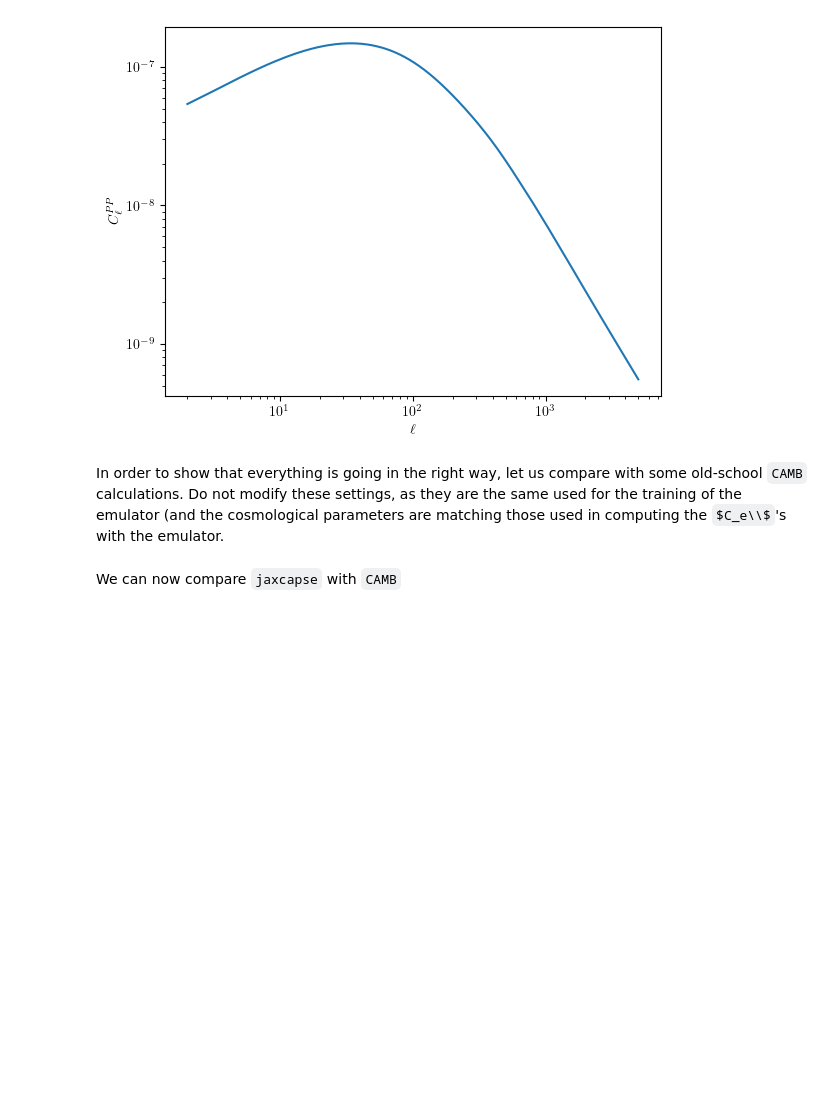
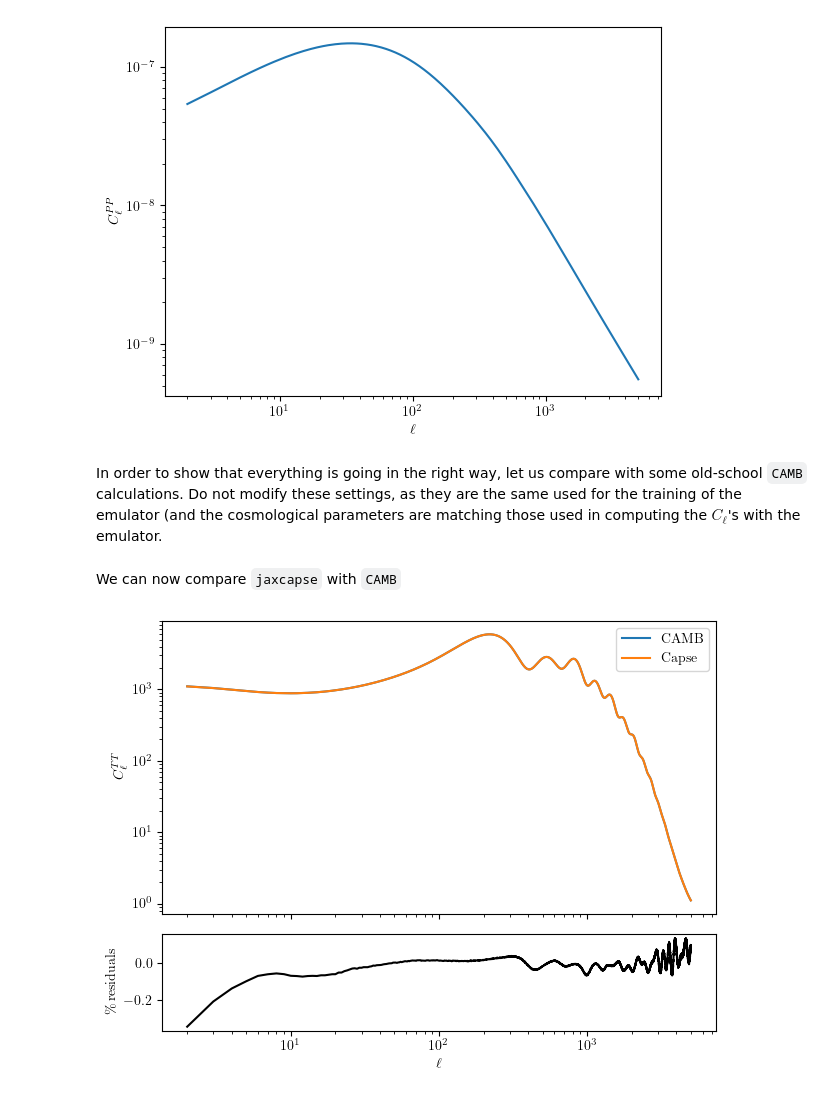
Before and after one commit to CosmologicalEmulators/jaxcapse, a Jupyter notebook: notebooks/jaxcapse_test.ipynb, the cells around one changed output. Cells and saved outputs as stored; diff of their text form; code cells hidden in the pictures; some formulas as TeX source; blank space fills up the shorter version.

```diff
--- a/notebooks/jaxcapse_test.ipynb
+++ b/notebooks/jaxcapse_test.ipynb
@@ -94,7 +114,7 @@ plt.ylabel(r'$C_\ell^{PP}$');
 # %% [output]
 [figure]
 # %% [markdown]
-In order to show that everything is going in the right way, let us compare with some old-school `CAMB` calculations. Do not modify these settings, as they are the same used for the training of the emulator (and the cosmological parameters are matching those used in computing the $C_e\\$'s with the emulator.
+In order to show that everything is going in the right way, let us compare with some old-school `CAMB` calculations. Do not modify these settings, as they are the same used for the training of the emulator (and the cosmological parameters are matching those used in computing the $C_\ell$'s with the emulator.
 # %%
 lmax = 10000
 
@@ -152,7 +172,7 @@ totCL=powers["total"]
 unlensedCL=powers["unlensed_scalar"]
 lens_potential=powers["lens_potential"]
 # %%
-ll = np.arange(totCL.shape[0])
+ll = np.arange(totCL.shape[0])[2:5001]
 clTT = totCL[:,0]
 clEE = totCL[:,1]
 clBB = totCL[:,2]
@@ -160,4 +180,30 @@ clTE = totCL[:,3]
 clPP = lens_potential[:,0]
 # %% [markdown]
 We can now compare `jaxcapse` with `CAMB`
+# %%
+camb   = clTT[2:5001]              # CAMB C_ℓ
+capse  = Capse_TT.get_Cl(input_test)  # Capse C_ℓ
+ratio  = camb / capse
+
+fig, (ax_top, ax_bot) = plt.subplots(
+    2, 1,
+    sharex=True,
+    gridspec_kw={"height_ratios": [3, 1]},  # top three times taller
+)
+
+# ─── Top panel: power spectra ────────────────────────────────
+ax_top.plot(ll, camb, label=r'$\mathrm{CAMB}$')
+ax_top.loglog(ll, capse, label=r'$\mathrm{Capse}$')
+ax_top.set_ylabel(r'$C_\ell^{TT}$')
+ax_top.legend()
+
+# ─── Bottom panel: ratio ─────────────────────────────────────
+ax_bot.plot(ll, 100*(1-ratio), color='k')
+ax_bot.set_xlabel(r'$\ell$')
+ax_bot.set_ylabel(r'$\%\,\mathrm{residuals}$')
+
+plt.tight_layout()
+plt.show()
+# %% [output]
+[figure, added]
 # %%
```
Also changed, not shown: parts of 11 cells of this notebook, 15 other files.
